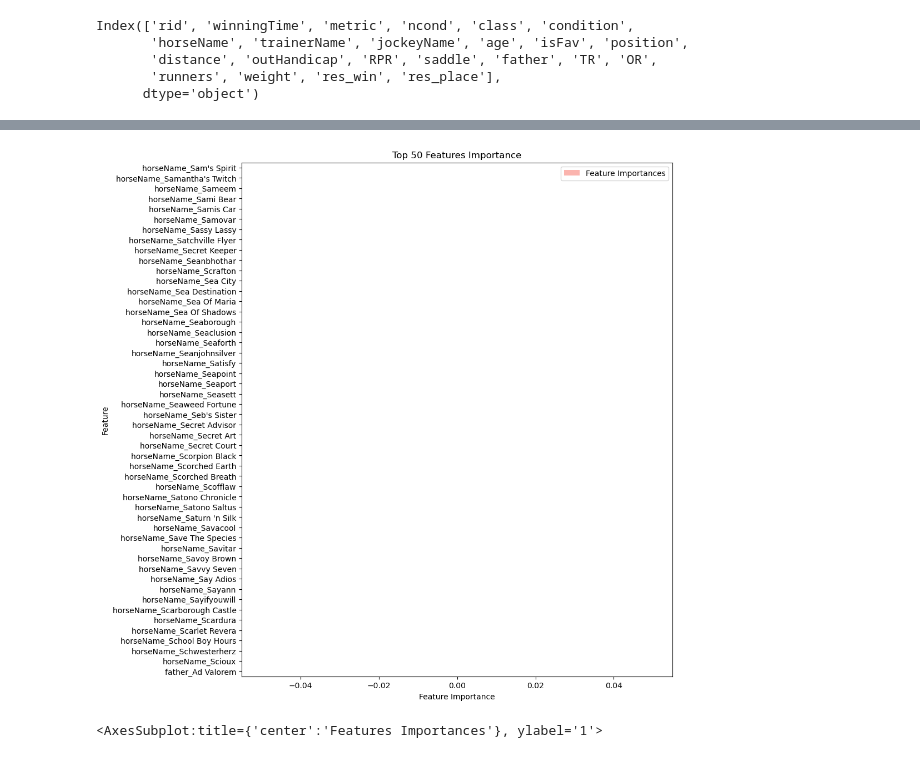
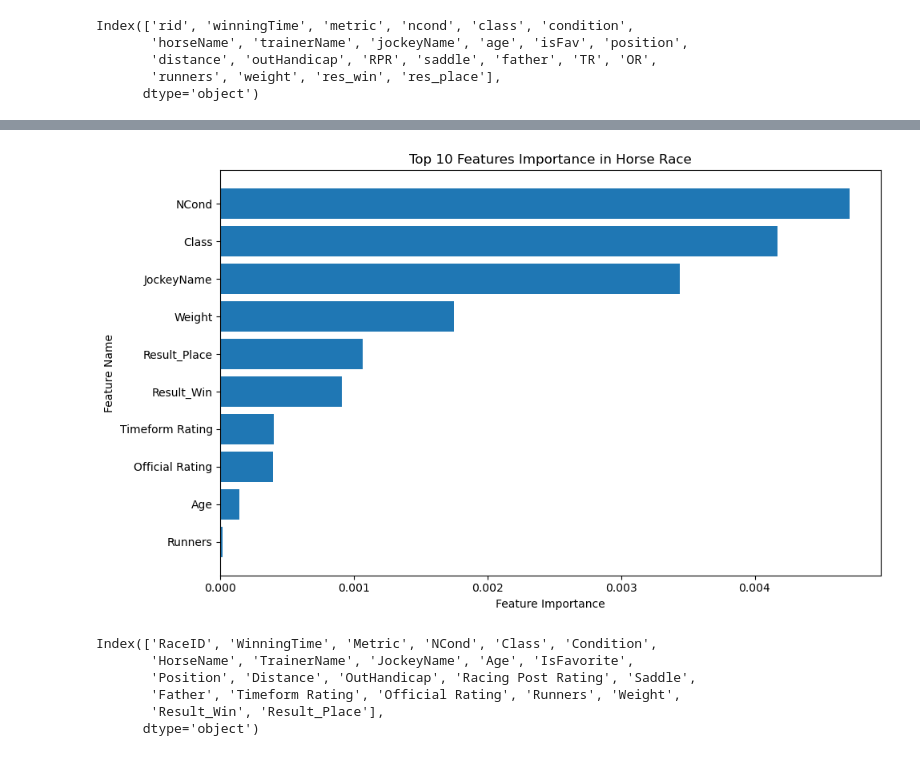
Before and after one commit to hiromimiyata/Mustang, a Jupyter notebook: Aumekubo/project_mustang_random_forest.ipynb, the cells around one changed output, grey strips where cells are left out. Cells and saved outputs as stored; diff of their text form; code cells hidden in the pictures.

```diff
--- a/Aumekubo/project_mustang_random_forest.ipynb
+++ b/Aumekubo/project_mustang_random_forest.ipynb
@@ -263,35 +226,0 @@ sorted(zip(rf_model.feature_importances_, features.columns), reverse=True)
-# %%
-import matplotlib.pyplot as plt
-
-# Visualize the features by importance
-importances_df = pd.DataFrame(sorted(zip(rf_model.feature_importances_, features.columns), reverse=True))
-importances_df.set_index(importances_df[1], inplace=True)
-importances_df.drop(columns=1, inplace=True)
-importances_df.rename(columns={0: 'Feature Importances'}, inplace=True)
-importances_sorted = importances_df.sort_values(by='Feature Importances')
-
-# Select the top 50 features
-top_50_features = importances_sorted.iloc[:50]
-
-# Plot the top 50 features as stacked horizontal bars
-top_50_features.plot(kind='barh', stacked=True, colormap='Pastel1', figsize=(10, 12))
-
-# Set the plot title and axis labels
-plt.title('Top 50 Features Importance')
-plt.xlabel('Feature Importance')
-plt.ylabel('Feature')
-
-# Display the plot
-plt.show()
-# %% [output]
-[figure, removed]
-# %%
- # Visualize the features by importance
-importances_df = pd.DataFrame(sorted(zip(rf_model.feature_importances_, features.columns), reverse=True))
-importances_df.set_index(importances_df[1], inplace=True)
-importances_df.drop(columns=1, inplace=True)
-importances_df.rename(columns={0: 'Feature Importances'}, inplace=True)
-importances_sorted = importances_df.sort_values(by='Feature Importances')
-importances_sorted.plot(kind='barh', color='lightgreen', title= 'Features Importances', legend=False)
-# %% [output]
-<AxesSubplot:title={'center':'Features Importances'}, ylabel='1'>
@@ -297,0 +256,34 @@ importances_sorted.plot(kind='barh', color='lightgreen', title= 'Features Import
+# %%
+import matplotlib.pyplot as plt
+
+# Assuming you have 'rf_model' and 'df' with your features as defined in your code
+
+# Get the feature importances from the random forest model
+importances = rf_model.feature_importances_
+
+# Create a list of feature names
+feature_names = renamed_df.columns
+
+# Sort the features and their importances in descending order
+sorted_features = sorted(zip(importances, feature_names), reverse=False)
+importances, feature_names = zip(*sorted_features)
+
+# Plot the top 10 features in a bar chart
+plt.figure(figsize=(10, 6))
+plt.barh(feature_names[:10], importances[:10])
+plt.xlabel('Feature Importance')
+plt.ylabel('Feature Name')
+plt.title('Top 10 Features Importance in Horse Race')
+plt.tight_layout()
+plt.show()
+# %% [output]
+[figure, added]
+# %%
+random_forest.columns
+# %% [output]
+Index(['RaceID', 'WinningTime', 'Metric', 'NCond', 'Class', 'Condition',
+       'HorseName', 'TrainerName', 'JockeyName', 'Age', 'IsFavorite',
+       'Position', 'Distance', 'OutHandicap', 'Racing Post Rating', 'Saddle',
+       'Father', 'Timeform Rating', 'Official Rating', 'Runners', 'Weight',
+       'Result_Win', 'Result_Place'],
+      dtype='object')
```
Also changed, not shown: parts of 14 cells of this notebook, 2 other files.
